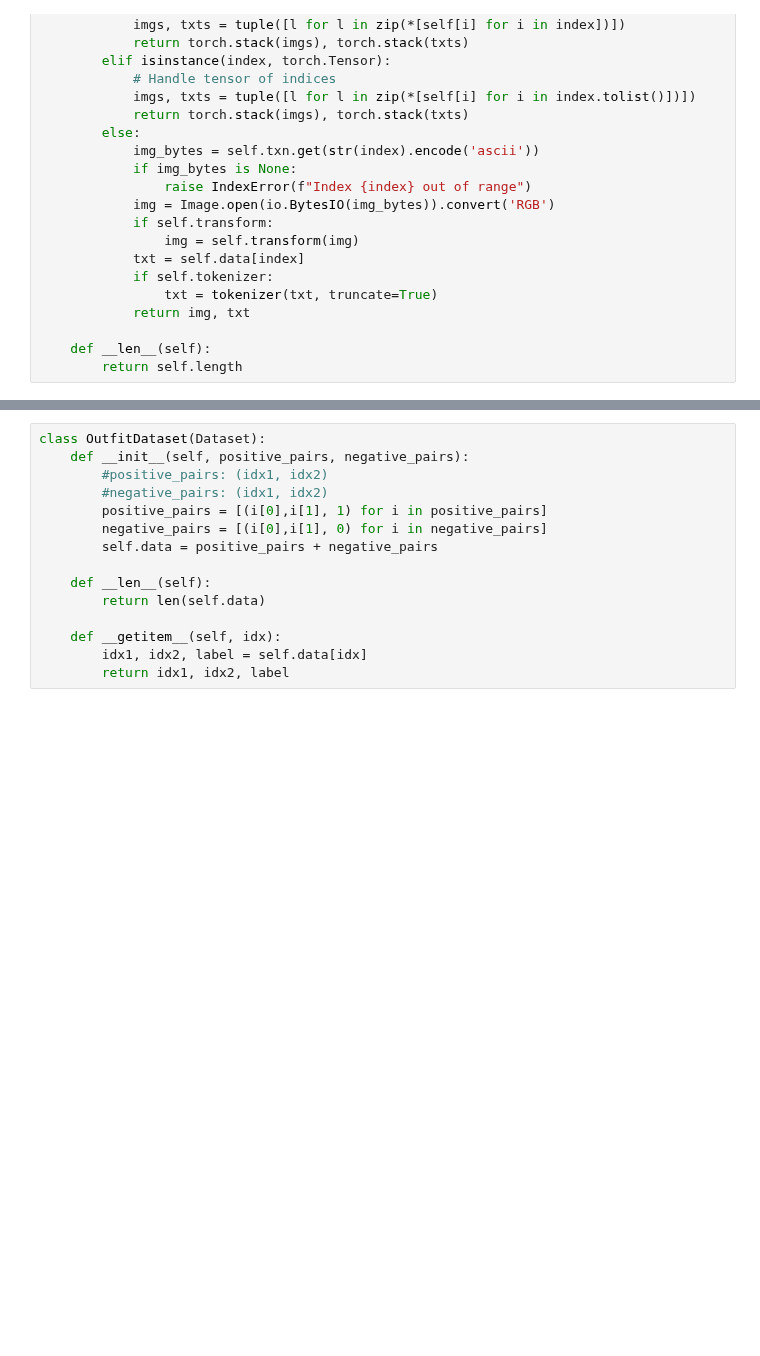
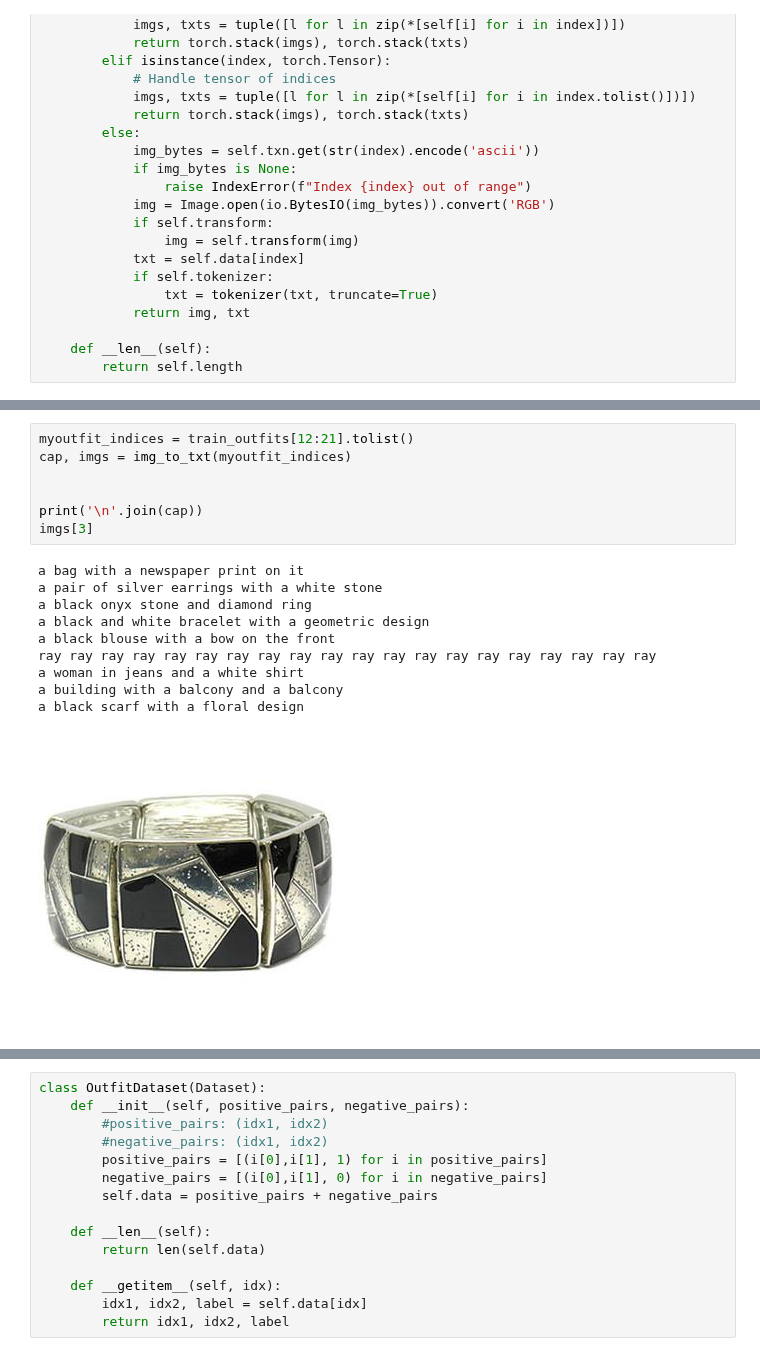
Before and after one commit to Alijgh003/StyleMind-GNN, a Jupyter notebook: clipGarmentEmbedding.ipynb, the cells around one changed output, grey strips where cells are left out. Saved outputs shown, nothing was run; the diff lists cells and outputs as text; blank space fills up the shorter version.

```diff
--- a/clipGarmentEmbedding.ipynb
+++ b/clipGarmentEmbedding.ipynb
@@ -232,0 +321,18 @@ class GarmentDataset(Dataset):
+# %%
+myoutfit_indices = train_outfits[12:21].tolist()
+cap, imgs = img_to_txt(myoutfit_indices)
+
+
+print('\n'.join(cap))
+imgs[3]
+# %% [output]
+a bag with a newspaper print on it
+a pair of silver earrings with a white stone
+a black onyx stone and diamond ring
+a black and white bracelet with a geometric design
+a black blouse with a bow on the front
+ray ray ray ray ray ray ray ray ray ray ray ray ray ray ray ray ray ray ray ray
+a woman in jeans and a white shirt
+a building with a balcony and a balcony
+a black scarf with a floral design
+[figure, added]
```
Also changed, not shown: parts of 15 cells of this notebook.
